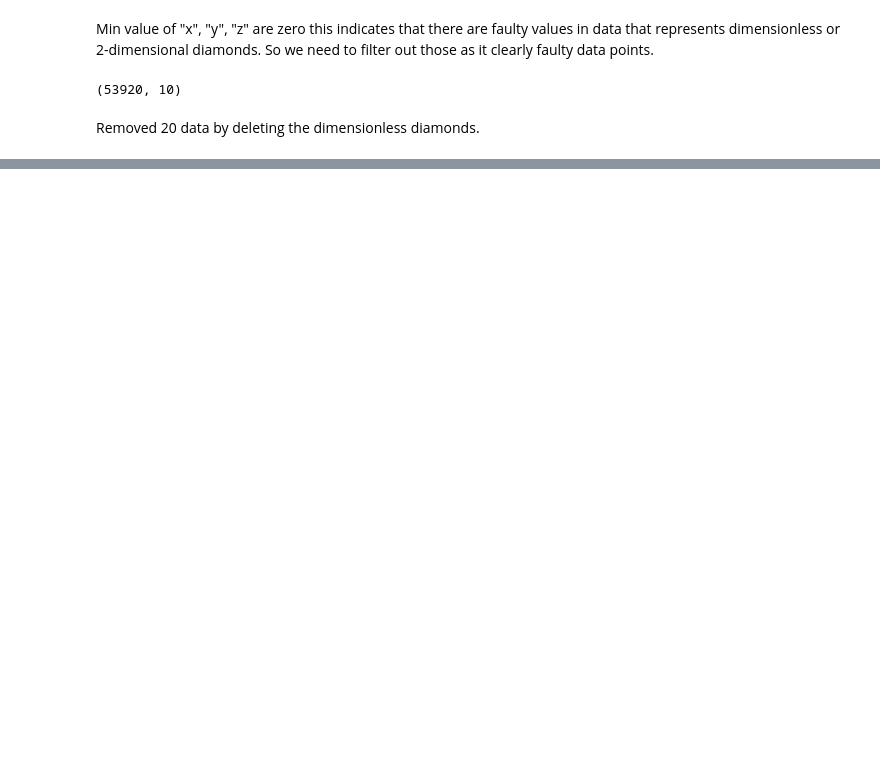
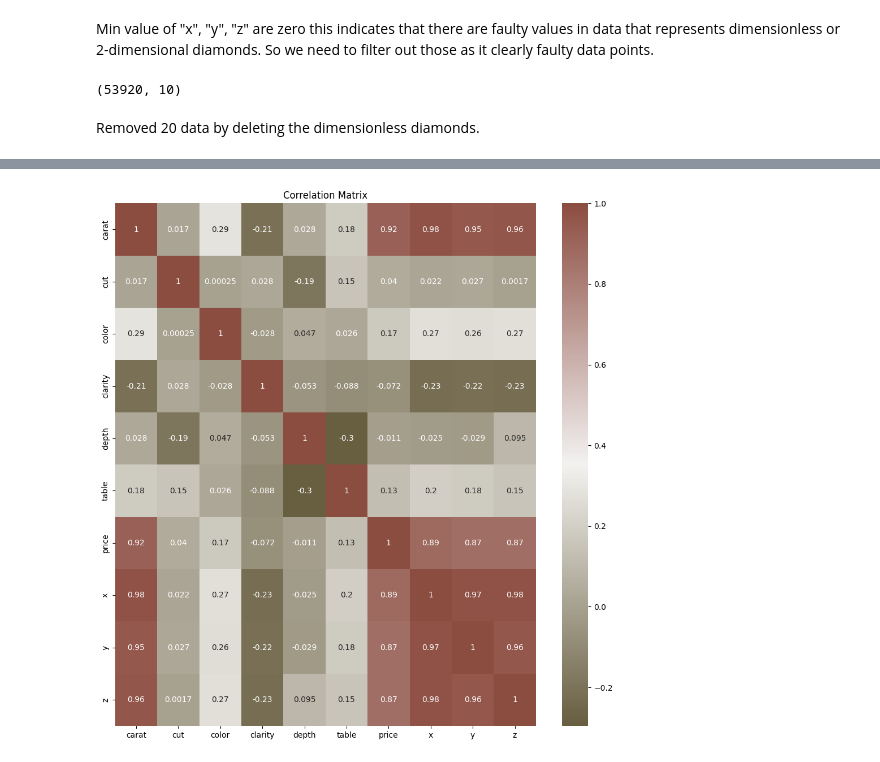
Before and after one commit to y-xing01/DAV_CA1, a Jupyter notebook: diamonds.ipynb, the cells around one changed output, grey strips where cells are left out. Saved outputs shown, nothing was run; the diff lists cells and outputs as text; code cells hidden in the pictures; blank space fills up the shorter version.

```diff
--- a/diamonds.ipynb
+++ b/diamonds.ipynb
@@ -228,0 +277,14 @@ plt.show()
+# %%
+# Calculate the correlation matrix
+corr_matrix = data.corr()
+
+# Set the color palette
+cmap = sns.diverging_palette(70, 20, s=50, l=40, n=6, as_cmap=True)
+
+# Plot the heatmap
+plt.figure(figsize=(12, 12))
+sns.heatmap(corr_matrix, cmap=cmap, annot=True)
+plt.title("Correlation Matrix")
+plt.show()
+# %% [output]
+[figure, added]
```
Also changed, not shown: parts of 6 cells of this notebook.
